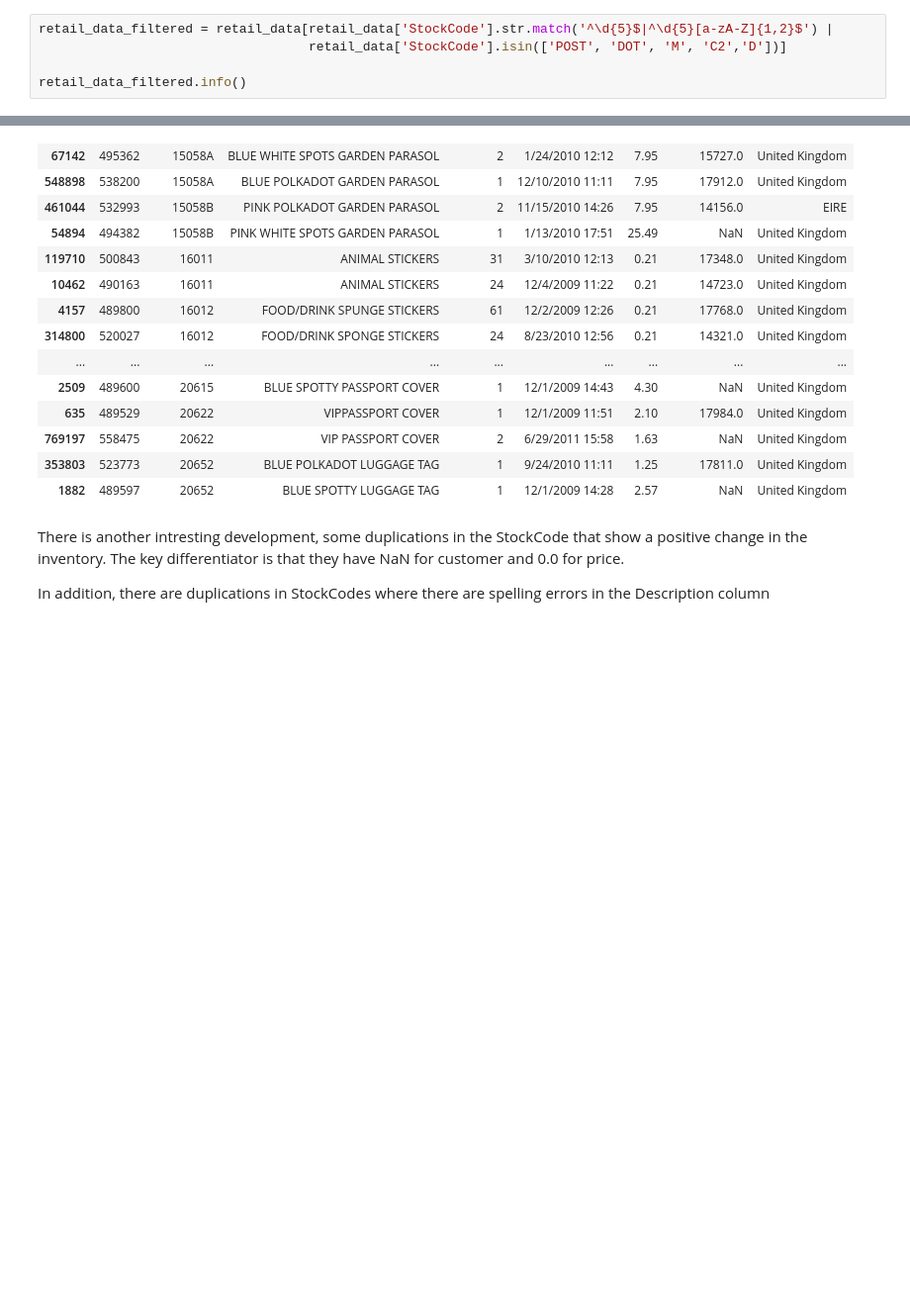
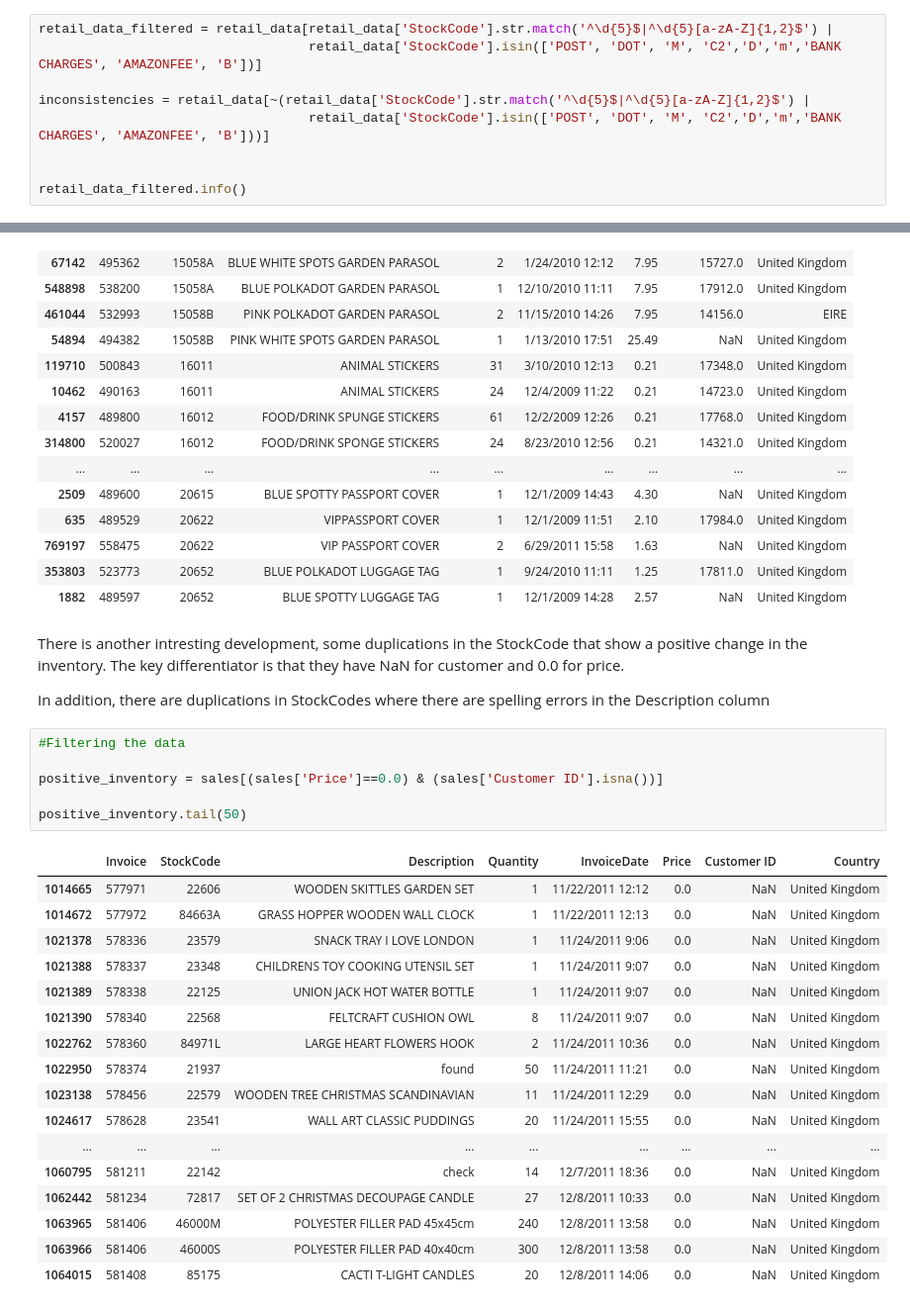
Before and after one commit to Kelvin-ndungu/Performance_pulse, a Jupyter notebook: playground/playground.ipynb, the cells around one changed output, grey strips where cells are left out. Shown at 99% size. Saved outputs shown, nothing was run; the diff lists cells and outputs as text; blank space fills up the shorter version.

Commit message:
data cleaning

```diff
--- a/playground/playground.ipynb
+++ b/playground/playground.ipynb
@@ -253,6 +267,10 @@ However, it would have been useful for the stalkholder to expound why the values
 # %%
 retail_data_filtered = retail_data[retail_data['StockCode'].str.match('^\d{5}$|^\d{5}[a-zA-Z]{1,2}$') |
-                                   retail_data['StockCode'].isin(['POST', 'DOT', 'M', 'C2','D'])]
+                                   retail_data['StockCode'].isin(['POST', 'DOT', 'M', 'C2','D','m','BANK CHARGES', 'AMAZONFEE', 'B'])]
+
+inconsistencies = retail_data[~(retail_data['StockCode'].str.match('^\d{5}$|^\d{5}[a-zA-Z]{1,2}$') |
+                                   retail_data['StockCode'].isin(['POST', 'DOT', 'M', 'C2','D','m','BANK CHARGES', 'AMAZONFEE', 'B']))]
+
 
 retail_data_filtered.info()
 # %% [output]
@@ -661,3 +679,27 @@ sales_subset.head(50)
 There is another intresting development, some duplications in the StockCode that show a positive change in the inventory. The key differentiator is that they have NaN for customer and 0.0 for price.
 
 In addition, there are duplications in StockCodes where there are spelling errors in the Description column
+# %%
+#Filtering the data
+
+positive_inventory = sales[(sales['Price']==0.0) & (sales['Customer ID'].isna())]
+
+positive_inventory.tail(50)
+# %% [output]
+|  | Invoice | StockCode | Description | Quantity | InvoiceDate | Price | Customer ID | Country |
+| 1014665 | 577971 | 22606 | WOODEN SKITTLES GARDEN SET | 1 | 11/22/2011 12:12 | 0.0 | NaN | United Kingdom |
+| 1014672 | 577972 | 84663A | GRASS HOPPER WOODEN WALL CLOCK | 1 | 11/22/2011 12:13 | 0.0 | NaN | United Kingdom |
+| 1021378 | 578336 | 23579 | SNACK TRAY I LOVE LONDON | 1 | 11/24/2011 9:06 | 0.0 | NaN | United Kingdom |
+| 1021388 | 578337 | 23348 | CHILDRENS TOY COOKING UTENSIL SET | 1 | 11/24/2011 9:07 | 0.0 | NaN | United Kingdom |
+| 1021389 | 578338 | 22125 | UNION JACK HOT WATER BOTTLE | 1 | 11/24/2011 9:07 | 0.0 | NaN | United Kingdom |
+| 1021390 | 578340 | 22568 | FELTCRAFT CUSHION OWL | 8 | 11/24/2011 9:07 | 0.0 | NaN | United Kingdom |
+| 1022762 | 578360 | 84971L | LARGE HEART FLOWERS HOOK | 2 | 11/24/2011 10:36 | 0.0 | NaN | United Kingdom |
+| 1022950 | 578374 | 21937 | found | 50 | 11/24/2011 11:21 | 0.0 | NaN | United Kingdom |
+| 1023138 | 578456 | 22579 | WOODEN TREE CHRISTMAS SCANDINAVIAN | 11 | 11/24/2011 12:29 | 0.0 | NaN | United Kingdom |
+| 1024617 | 578628 | 23541 | WALL ART CLASSIC PUDDINGS | 20 | 11/24/2011 15:55 | 0.0 | NaN | United Kingdom |
+| ... | ... | ... | ... | ... | ... | ... | ... | ... |
+| 1060795 | 581211 | 22142 | check | 14 | 12/7/2011 18:36 | 0.0 | NaN | United Kingdom |
+| 1062442 | 581234 | 72817 | SET OF 2 CHRISTMAS DECOUPAGE CANDLE | 27 | 12/8/2011 10:33 | 0.0 | NaN | United Kingdom |
+| 1063965 | 581406 | 46000M | POLYESTER FILLER PAD 45x45cm | 240 | 12/8/2011 13:58 | 0.0 | NaN | United Kingdom |
+| 1063966 | 581406 | 46000S | POLYESTER FILLER PAD 40x40cm | 300 | 12/8/2011 13:58 | 0.0 | NaN | United Kingdom |
+| 1064015 | 581408 | 85175 | CACTI T-LIGHT CANDLES | 20 | 12/8/2011 14:06 | 0.0 | NaN | United Kingdom |
```
Also changed, not shown: parts of 13 cells of this notebook.
